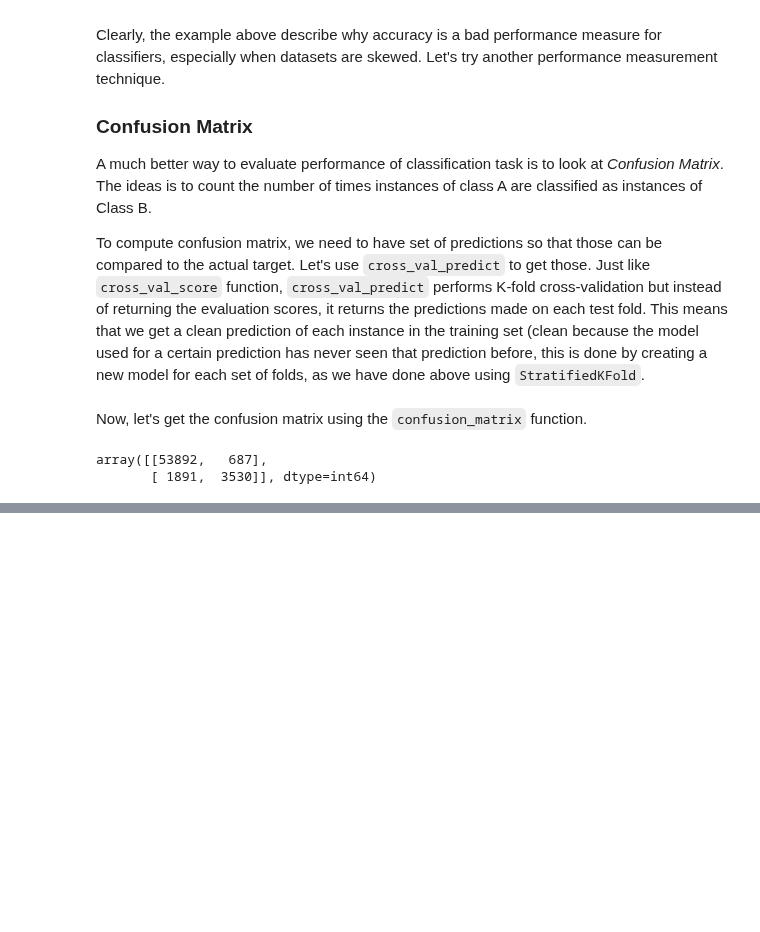
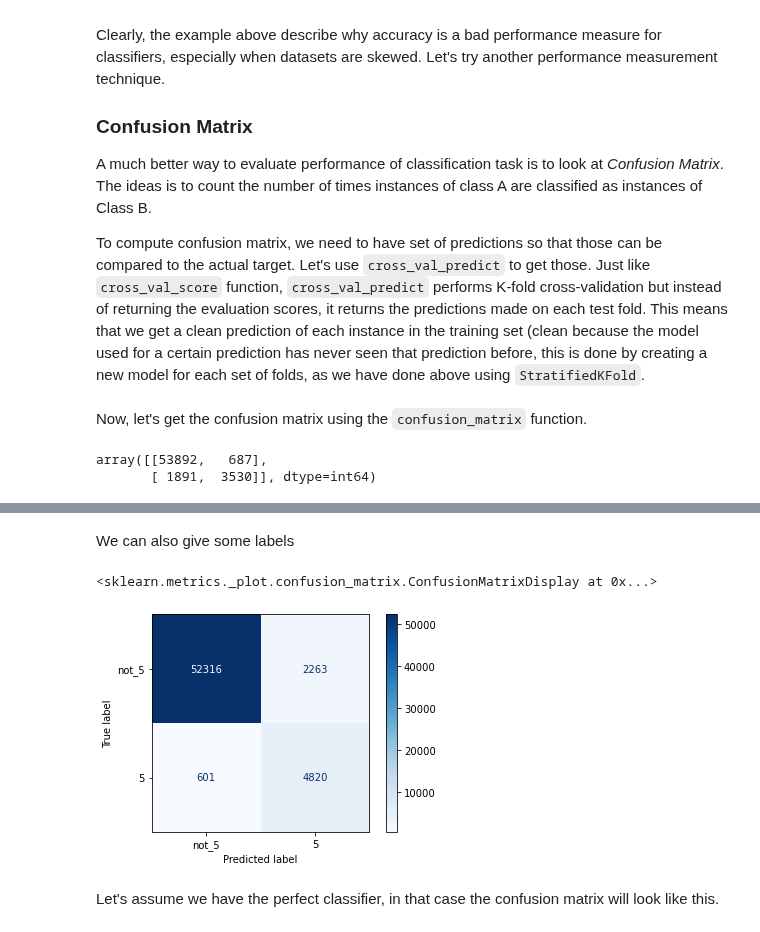
Before and after one commit to mandliya/ml, a Jupyter notebook: hands_on_machine_learning/3/Classification.ipynb, the cells around one changed output, grey strips where cells are left out. Cells and saved outputs as stored; diff of their text form; code cells hidden in the pictures; blank space fills up the shorter version.

```diff
--- a/hands_on_machine_learning/3/Classification.ipynb
+++ b/hands_on_machine_learning/3/Classification.ipynb
@@ -198,3 +209,13 @@ Let's assume we have the perfect classifier, in that case the confusion matrix w
+# %% [markdown]
+We can also give some labels
+# %%
+plot_confusion_matrix(sgd_classifier, X_train, y_train_5,
+                      values_format="d", cmap=plt.cm.Blues, display_labels=['not_5', '5'])
+# %% [output]
+<sklearn.metrics._plot.confusion_matrix.ConfusionMatrixDisplay at 0x...>
+[figure, added]
+# %% [markdown]
+Let's assume we have the perfect classifier, in that case the confusion matrix will look like this.
 # %%
 y_train_perfect_predictions = y_train_5
 
```
Also changed, not shown: parts of 10 cells of this notebook, 1 other file.
